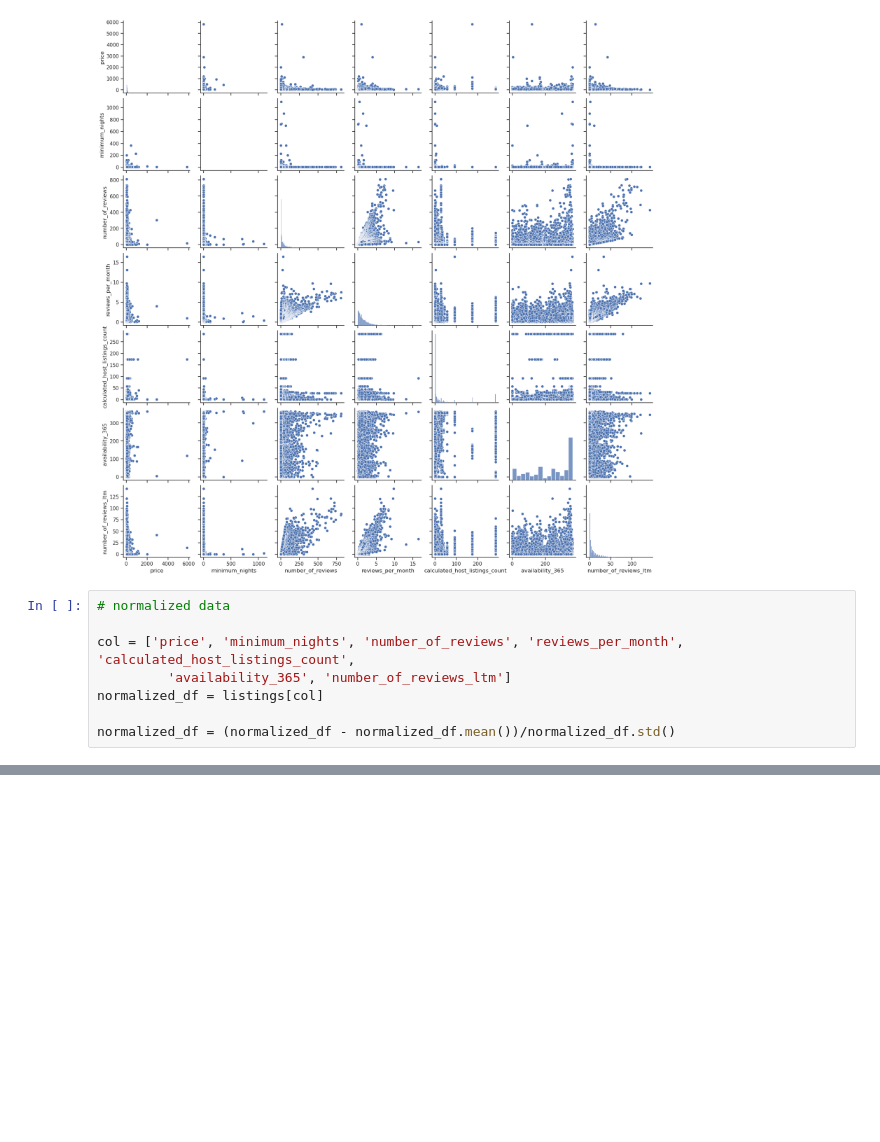
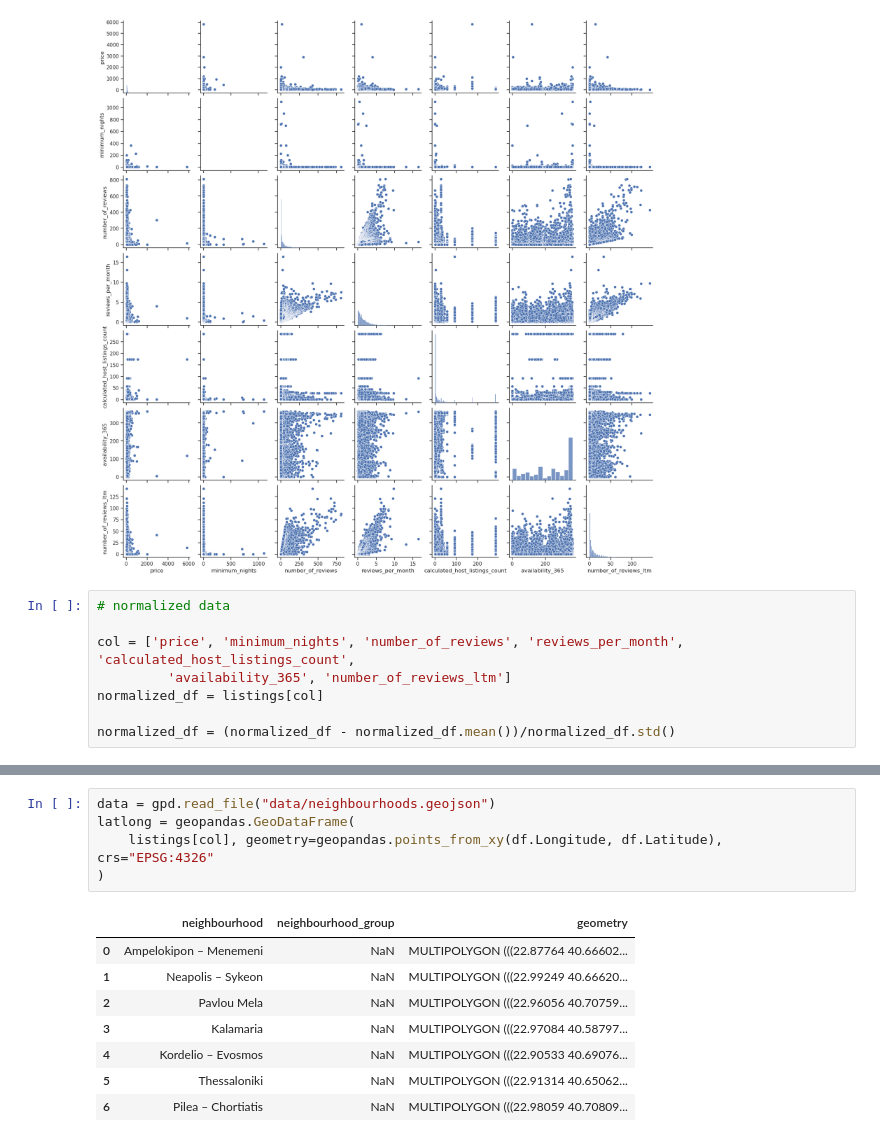
Before and after one commit to bughunter8913/u16697, a Jupyter notebook: BasicModels.ipynb, the cells around one changed output, grey strips where cells are left out. Cells and saved outputs as stored; diff of their text form; blank space fills up the shorter version.

```diff
--- a/BasicModels.ipynb
+++ b/BasicModels.ipynb
@@ -165,0 +151,14 @@ jp2 = sns.jointplot(
+# %%
+data = gpd.read_file("data/neighbourhoods.geojson")
+latlong = geopandas.GeoDataFrame(
+    listings[col], geometry=geopandas.points_from_xy(df.Longitude, df.Latitude), crs="EPSG:4326"
+)
+# %% [output]
+|  | neighbourhood | neighbourhood_group | geometry |
+| 0 | Ampelokipon – Menemeni | NaN | MULTIPOLYGON (((22.87764 40.66602... |
+| 1 | Neapolis – Sykeon | NaN | MULTIPOLYGON (((22.99249 40.66620... |
+| 2 | Pavlou Mela | NaN | MULTIPOLYGON (((22.96056 40.70759... |
+| 3 | Kalamaria | NaN | MULTIPOLYGON (((22.97084 40.58797... |
+| 4 | Kordelio – Evosmos | NaN | MULTIPOLYGON (((22.90533 40.69076... |
+| 5 | Thessaloniki | NaN | MULTIPOLYGON (((22.91314 40.65062... |
+| 6 | Pilea – Chortiatis | NaN | MULTIPOLYGON (((22.98059 40.70809... |
```
Also changed, not shown: parts of 5 cells of this notebook.
